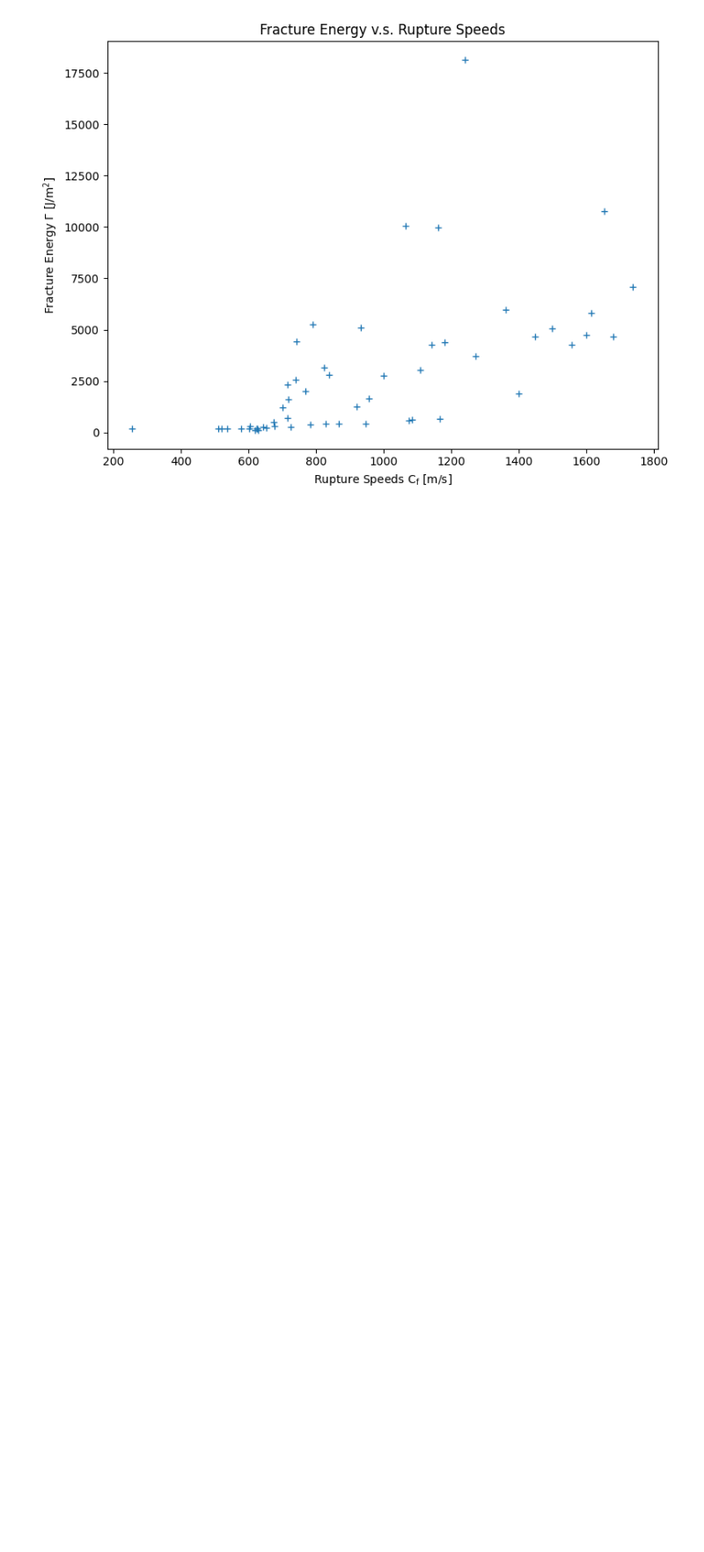
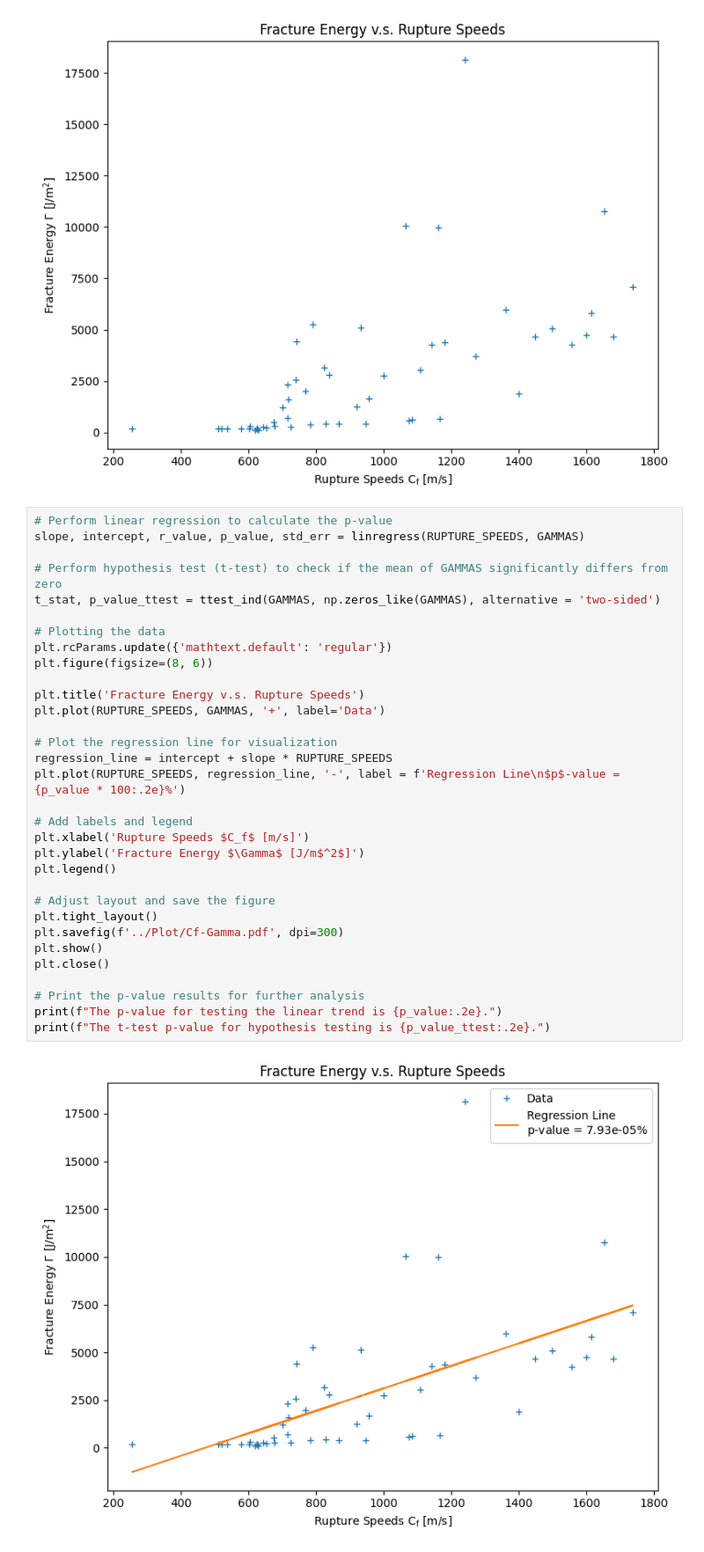
Before and after one commit to Gauss963/PSU-Dynamic-Strain, a Jupyter notebook: Code/EnergyAnalysis.ipynb, the cells around one changed output. Shown at 88% size. Drawn from its saved outputs; the diff is of its cells as text; blank space fills up the shorter version.

Commit message:
Add hypothesis test

```diff
--- a/Code/EnergyAnalysis.ipynb
+++ b/Code/EnergyAnalysis.ipynb
@@ -81,3 +83,37 @@ plt.show()
 plt.close()
 # %% [output]
 [figure]
+# %%
+# Perform linear regression to calculate the p-value
+slope, intercept, r_value, p_value, std_err = linregress(RUPTURE_SPEEDS, GAMMAS)
+
+# Perform hypothesis test (t-test) to check if the mean of GAMMAS significantly differs from zero
+t_stat, p_value_ttest = ttest_ind(GAMMAS, np.zeros_like(GAMMAS), alternative = 'two-sided')
+
+# Plotting the data
+plt.rcParams.update({'mathtext.default': 'regular'})
+plt.figure(figsize=(8, 6))
+
+plt.title('Fracture Energy v.s. Rupture Speeds')
+plt.plot(RUPTURE_SPEEDS, GAMMAS, '+', label='Data')
+
+# Plot the regression line for visualization
+regression_line = intercept + slope * RUPTURE_SPEEDS
+plt.plot(RUPTURE_SPEEDS, regression_line, '-', label = f'Regression Line\n$p$-value = {p_value * 100:.2e}%')
+
+# Add labels and legend
+plt.xlabel('Rupture Speeds $C_f$ [m/s]')
+plt.ylabel('Fracture Energy $\Gamma$ [J/m$^2$]')
+plt.legend()
+
+# Adjust layout and save the figure
+plt.tight_layout()
+plt.savefig(f'../Plot/Cf-Gamma.pdf', dpi=300)
+plt.show()
+plt.close()
+
+# Print the p-value results for further analysis
+print(f"The p-value for testing the linear trend is {p_value:.2e}.")
+print(f"The t-test p-value for hypothesis testing is {p_value_ttest:.2e}.")
+# %% [output]
+[figure, added]
```
Also changed, not shown: parts of 3 cells of this notebook, 2 other files.
